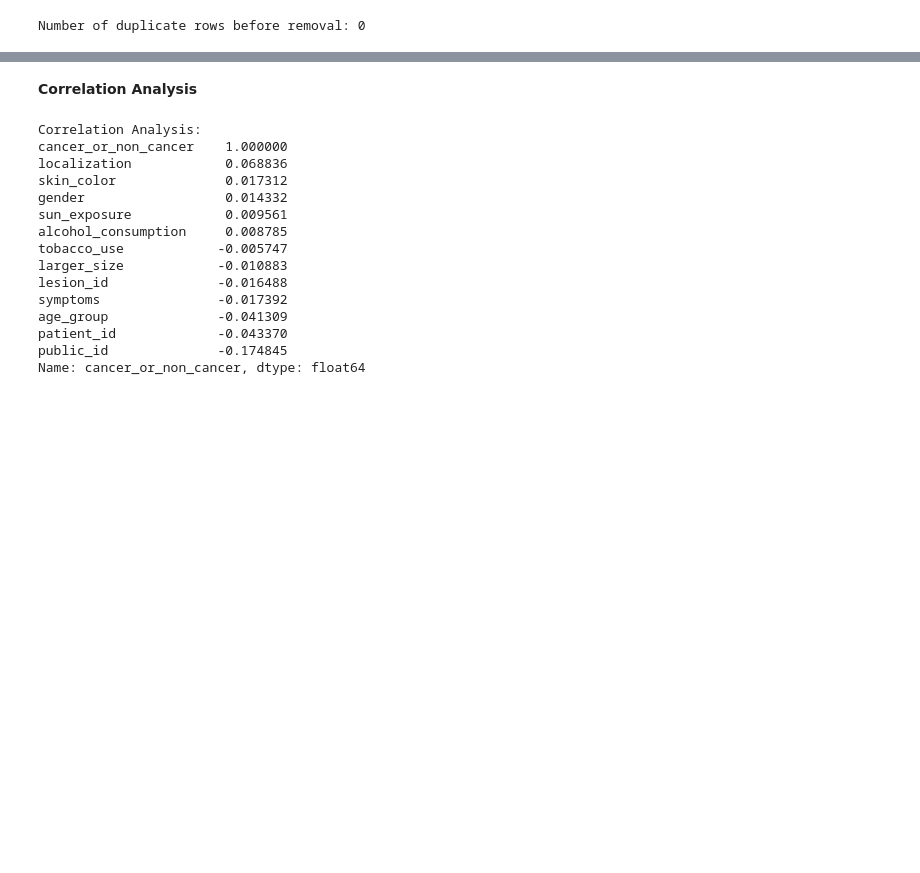
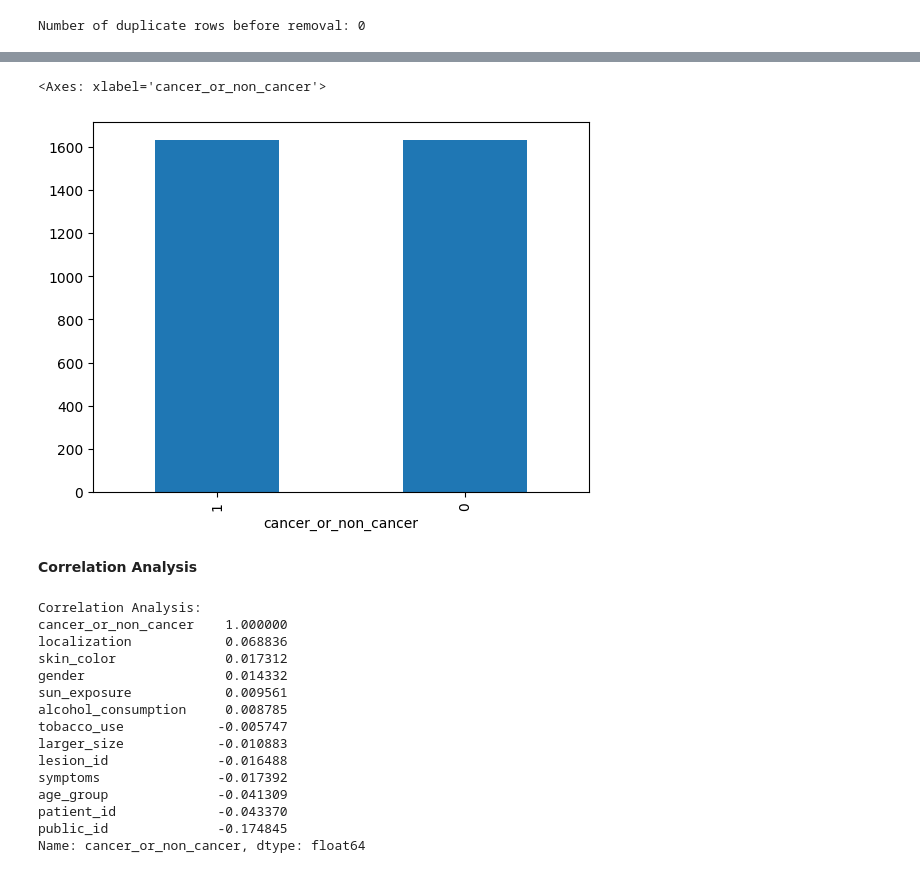
Before and after one commit to tharushaliyanagama/OralCancerEarlyDetection-DSGP, a Jupyter notebook: Text_Data_Analysis.ipynb, the cells around one changed output, grey strips where cells are left out. Drawn from its saved outputs; the diff is of its cells as text; code cells hidden in the pictures; blank space fills up the shorter version.

```diff
--- a/Text_Data_Analysis.ipynb
+++ b/Text_Data_Analysis.ipynb
@@ -141,3 +185,8 @@ data['cancer_or_non_cancer'] = data['cancer_or_non_cancer'].map({'Cancer': 1, 'N
+# %%
+ pd.Series(y_resampled).value_counts().plot(kind='bar')
+# %% [output]
+<Axes: xlabel='cancer_or_non_cancer'>
+[figure, added]
 # %% [markdown]
 **Correlation Analysis**
 # %%
```
Also changed, not shown: parts of 17 cells of this notebook.
